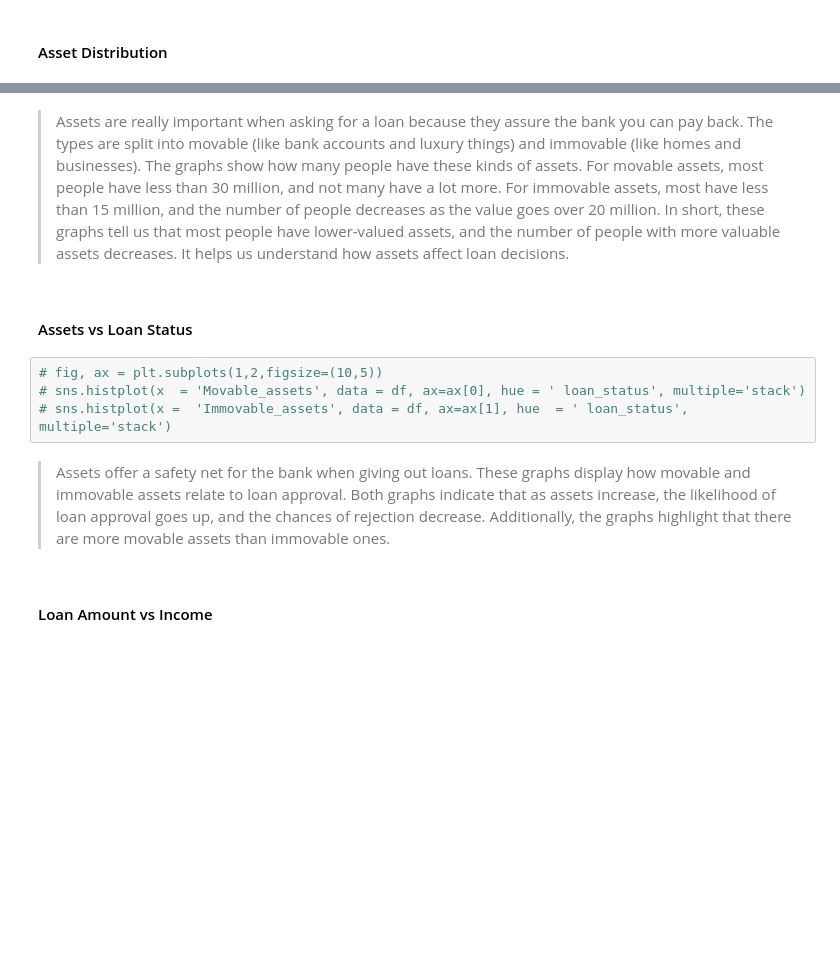
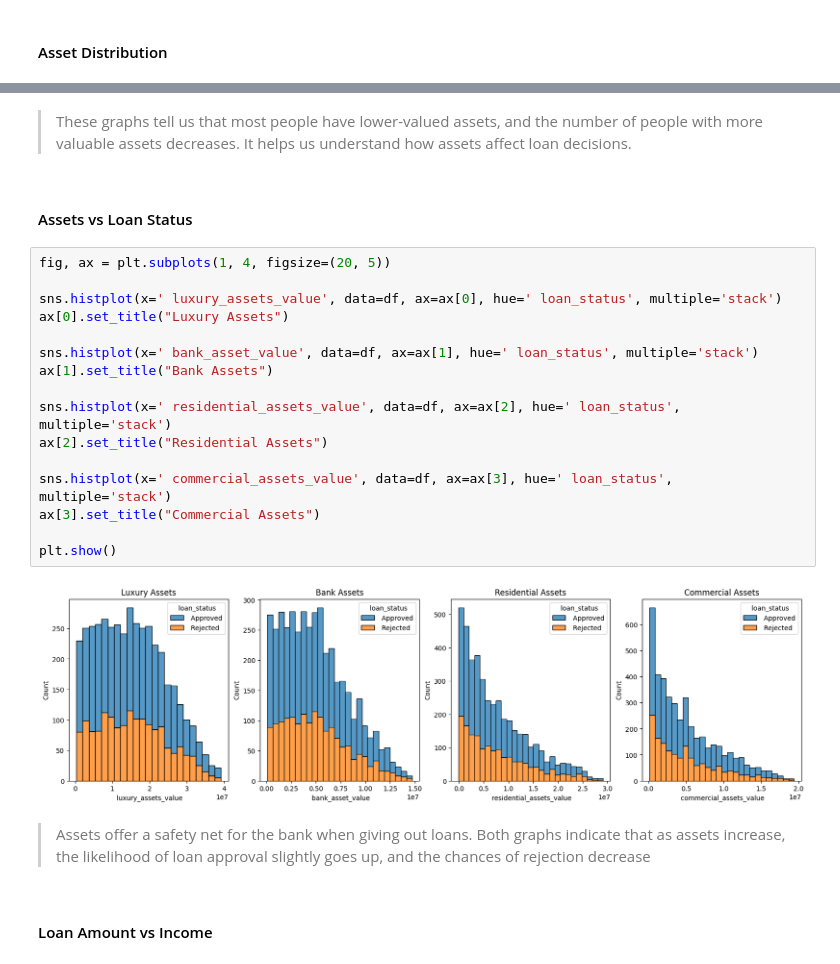
Before and after one commit to KavinduKasthurirathne/FDM-MiniProject, a Jupyter notebook: model.ipynb, the cells around one changed output, grey strips where cells are left out. Cells and saved outputs as stored; diff of their text form; blank space fills up the shorter version.

```diff
--- a/model.ipynb
+++ b/model.ipynb
@@ -382,15 +400,27 @@ sns.violinplot(x=' loan_status', y=' cibil_score', data=df)
-# %% [markdown]
-> Assets are really important when asking for a loan because they assure the bank you can pay back. The types are split into movable (like bank accounts and luxury things) and immovable (like homes and businesses). The graphs show how many people have these kinds of assets.
-For movable assets, most people have less than 30 million, and not many have a lot more. For immovable assets, most have less than 15 million, and the number of people decreases as the value goes over 20 million.
-In short, these graphs tell us that most people have lower-valued assets, and the number of people with more valuable assets decreases. It helps us understand how assets affect loan decisions.
+# %% [markdown]
+> These graphs tell us that most people have lower-valued assets, and the number of people with more valuable assets decreases. It helps us understand how assets affect loan decisions.
 # %% [markdown]
 #### Assets vs Loan Status
 # %%
-# fig, ax = plt.subplots(1,2,figsize=(10,5))
-# sns.histplot(x  = 'Movable_assets', data = df, ax=ax[0], hue = ' loan_status', multiple='stack')
-# sns.histplot(x =  'Immovable_assets', data = df, ax=ax[1], hue  = ' loan_status', multiple='stack')
+fig, ax = plt.subplots(1, 4, figsize=(20, 5))
+
+sns.histplot(x=' luxury_assets_value', data=df, ax=ax[0], hue=' loan_status', multiple='stack')
+ax[0].set_title("Luxury Assets")
+
+sns.histplot(x=' bank_asset_value', data=df, ax=ax[1], hue=' loan_status', multiple='stack')
+ax[1].set_title("Bank Assets")
+
+sns.histplot(x=' residential_assets_value', data=df, ax=ax[2], hue=' loan_status', multiple='stack')
+ax[2].set_title("Residential Assets")
+
+sns.histplot(x=' commercial_assets_value', data=df, ax=ax[3], hue=' loan_status', multiple='stack')
+ax[3].set_title("Commercial Assets")
+
+plt.show()
+# %% [output]
+[figure, added]
 # %% [markdown]
-> Assets offer a safety net for the bank when giving out loans. These graphs display how movable and immovable assets relate to loan approval. Both graphs indicate that as assets increase, the likelihood of loan approval goes up, and the chances of rejection decrease. Additionally, the graphs highlight that there are more movable assets than immovable ones.
+> Assets offer a safety net for the bank when giving out loans. Both graphs indicate that as assets increase, the likelihood of loan approval slightly goes up, and the chances of rejection decrease
 # %% [markdown]
 #### Loan Amount vs Income
 # %%
```
Also changed, not shown: parts of 21 cells of this notebook.
